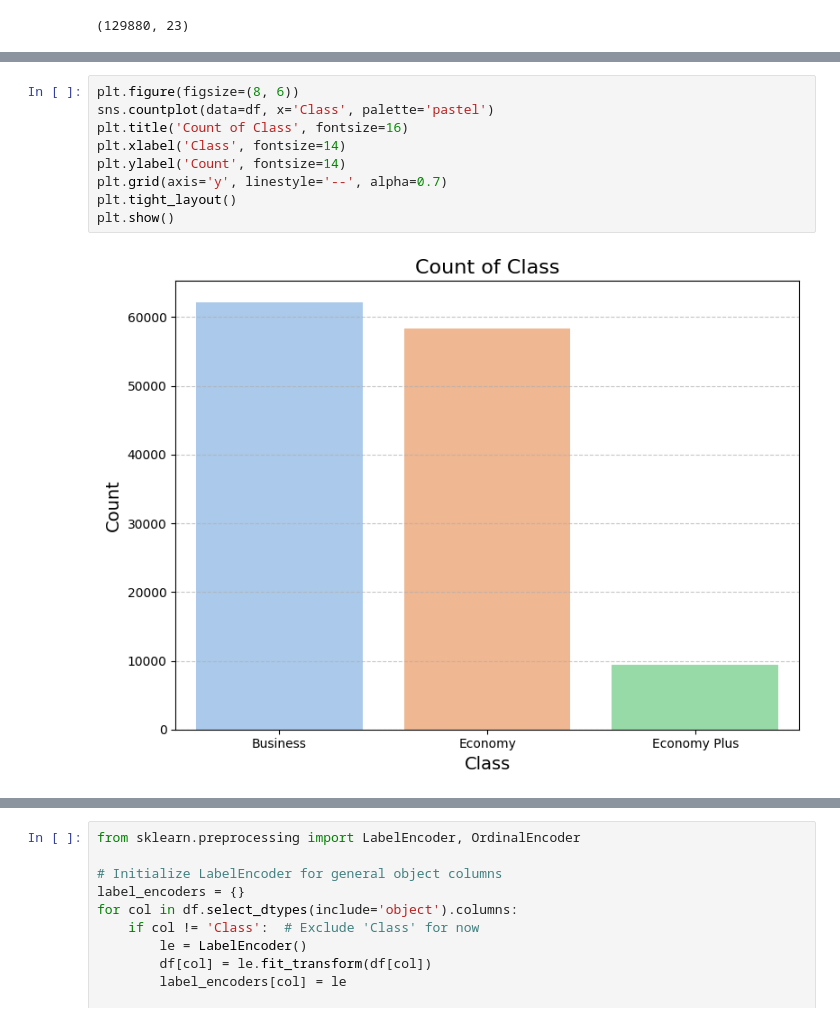
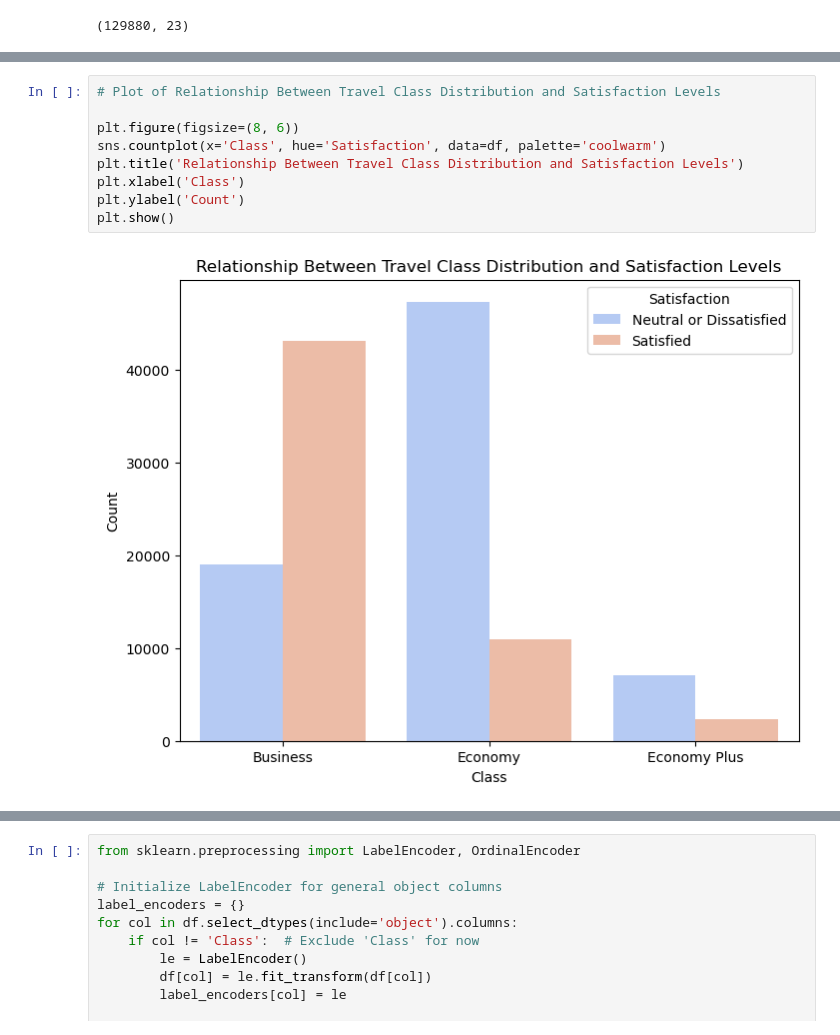
Before and after one commit to bobolaojelabi/Airline-Passenger-Satisfaction-and-Retention-Modeling, a Jupyter notebook: Airline_Satisfaction_and_Retention.ipynb, the cells around one changed output, grey strips where cells are left out. Saved outputs shown, nothing was run; the diff lists cells and outputs as text.

```diff
--- a/Airline_Satisfaction_and_Retention.ipynb
+++ b/Airline_Satisfaction_and_Retention.ipynb
@@ -146,11 +154,11 @@ plt.show()
 # %%
+# Plot of Relationship Between Travel Class Distribution and Satisfaction Levels
+
 plt.figure(figsize=(8, 6))
-sns.countplot(data=df, x='Class', palette='pastel')
-plt.title('Count of Class', fontsize=16)
-plt.xlabel('Class', fontsize=14)
-plt.ylabel('Count', fontsize=14)
-plt.grid(axis='y', linestyle='--', alpha=0.7)
-plt.tight_layout()
+sns.countplot(x='Class', hue='Satisfaction', data=df, palette='coolwarm')
+plt.title('Relationship Between Travel Class Distribution and Satisfaction Levels')
+plt.xlabel('Class')
+plt.ylabel('Count')
 plt.show()
 # %% [output]
-[figure, old version]
+[figure, new version]
```
Also changed, not shown: parts of 20 cells of this notebook.
